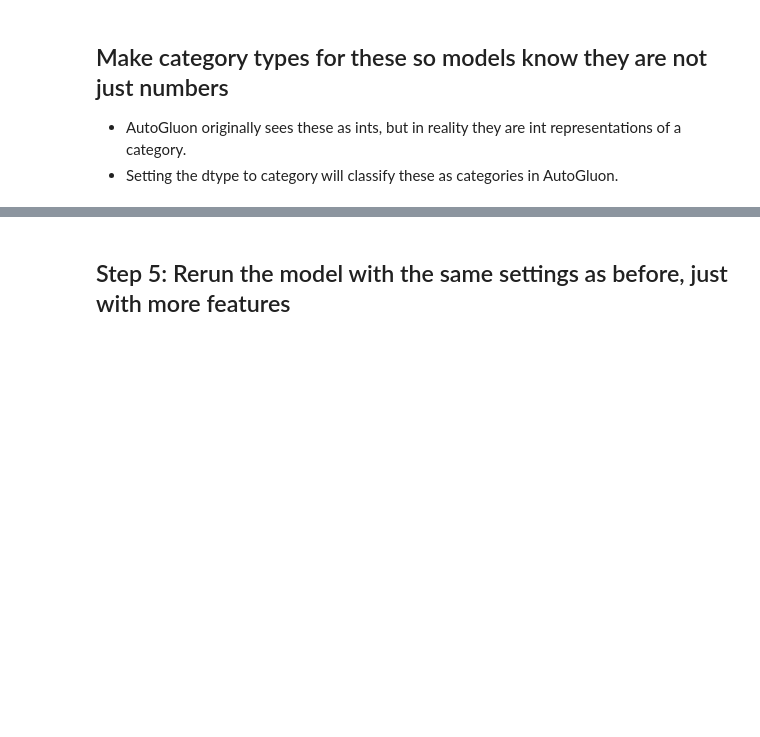
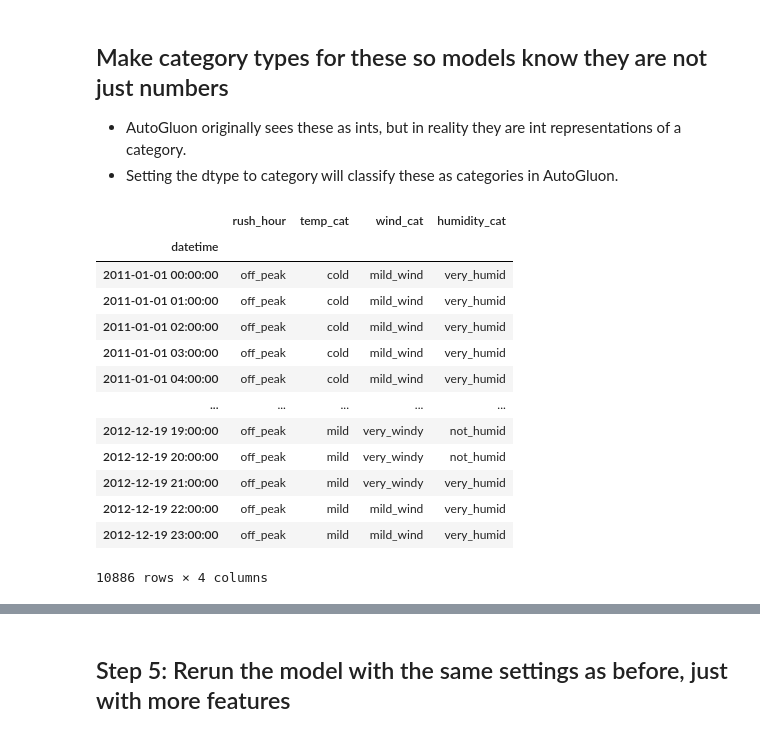
Before and after one commit to schalafi/Predict-Bike-Sharing-Demand-with-Machine-Learning, a Jupyter notebook: project/project-template.ipynb, the cells around one changed output, grey strips where cells are left out. Cells and saved outputs as stored; diff of their text form; code cells hidden in the pictures; blank space fills up the shorter version.

```diff
--- a/project/project-template.ipynb
+++ b/project/project-template.ipynb
@@ -392,3 +700,21 @@ train["season"] = train["season"].astype("category")
 train["weather"] = train["weather"].astype("category")
 test["season"] = test["season"].astype("category")
 test["weather"] = test["weather"].astype("category")
+# %%
+train[ ["rush_hour", "temp_cat", "wind_cat",
+"humidity_cat"]]
+# %% [output]
+|  | rush_hour | temp_cat | wind_cat | humidity_cat |
+| datetime |  |  |  |  |
+| 2011-01-01 00:00:00 | off_peak | cold | mild_wind | very_humid |
+| 2011-01-01 01:00:00 | off_peak | cold | mild_wind | very_humid |
+| 2011-01-01 02:00:00 | off_peak | cold | mild_wind | very_humid |
+| 2011-01-01 03:00:00 | off_peak | cold | mild_wind | very_humid |
+| 2011-01-01 04:00:00 | off_peak | cold | mild_wind | very_humid |
+| ... | ... | ... | ... | ... |
+| 2012-12-19 19:00:00 | off_peak | mild | very_windy | not_humid |
+| 2012-12-19 20:00:00 | off_peak | mild | very_windy | not_humid |
+| 2012-12-19 21:00:00 | off_peak | mild | very_windy | very_humid |
+| 2012-12-19 22:00:00 | off_peak | mild | mild_wind | very_humid |
+| 2012-12-19 23:00:00 | off_peak | mild | mild_wind | very_humid |
+10886 rows × 4 columns
```
Also changed, not shown: parts of 48 cells of this notebook.
